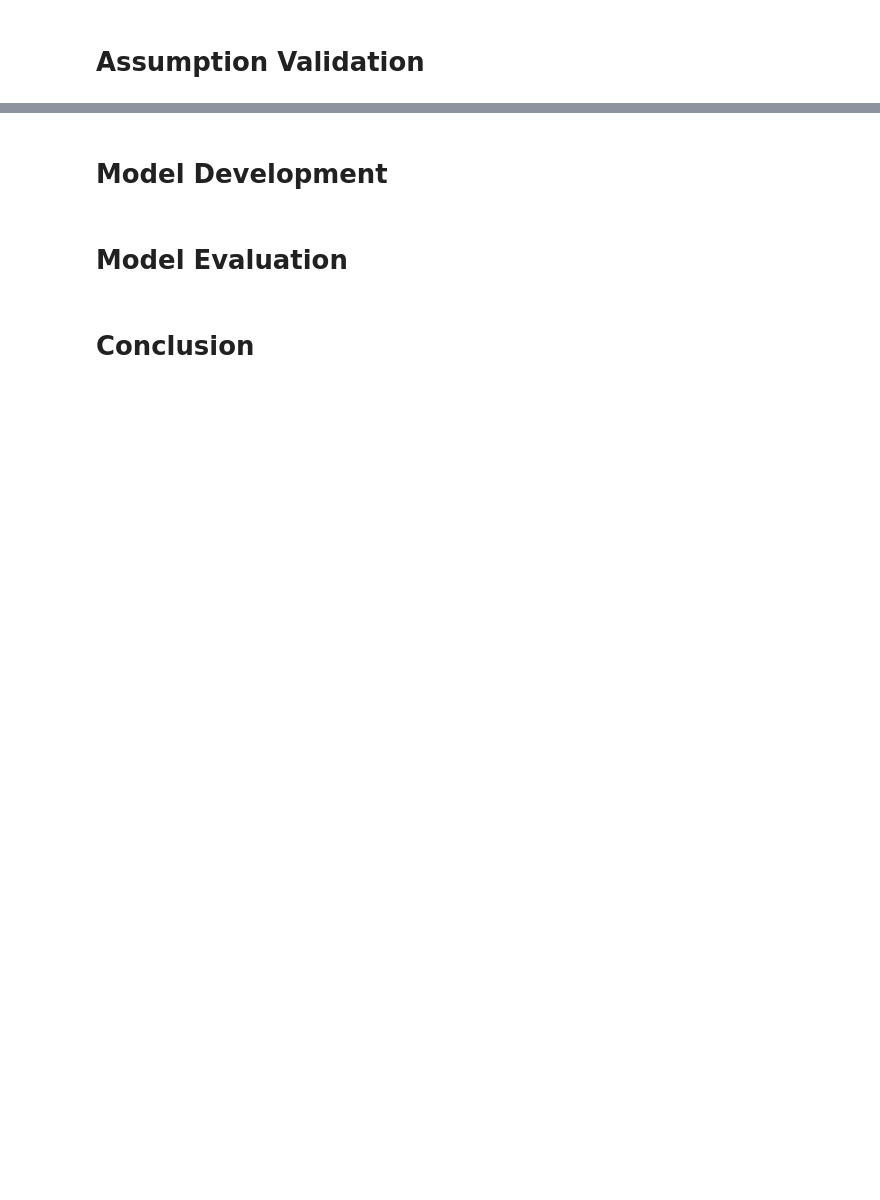
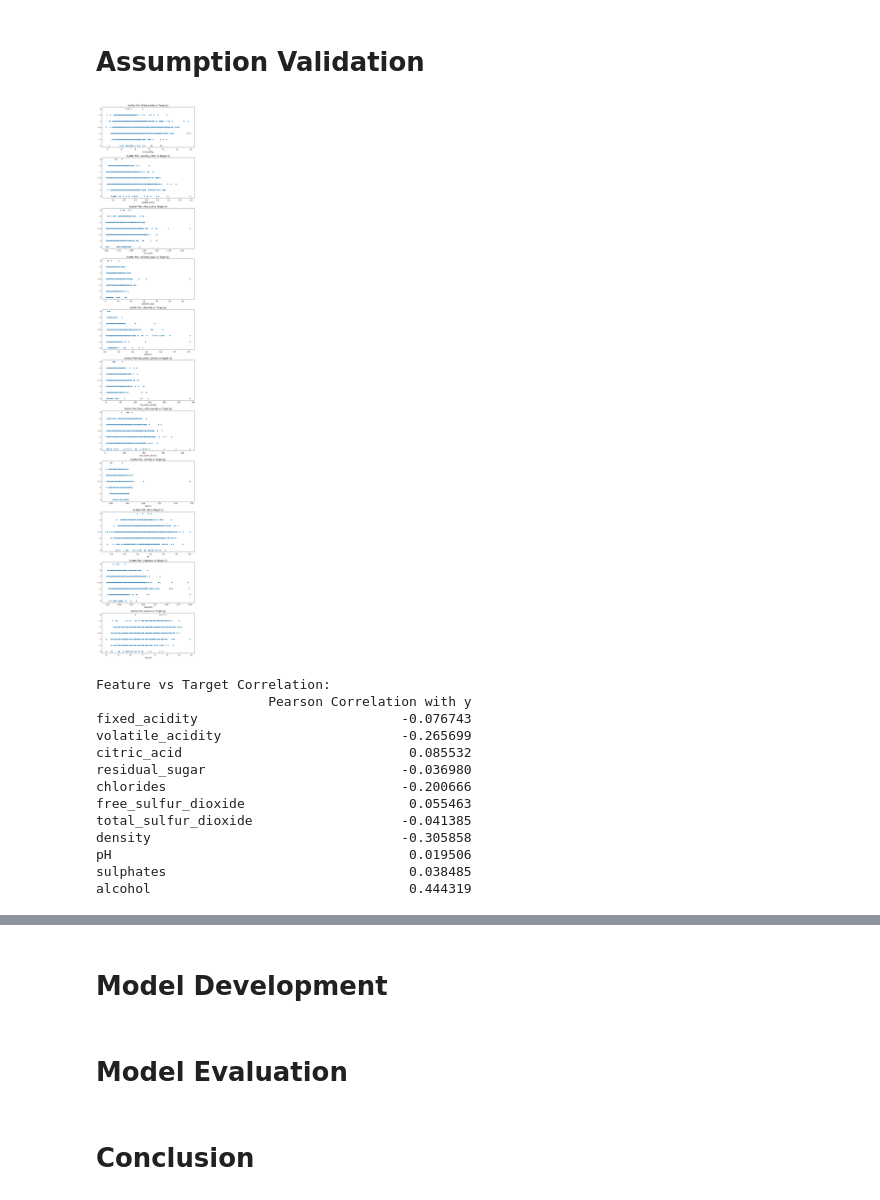
Before and after one commit to JebinAbraham/Linear-Regression-WineQuality-Dataset, a Jupyter notebook: Linear-Regression.ipynb, the cells around one changed output, grey strips where cells are left out. Cells and saved outputs as stored; diff of their text form; code cells hidden in the pictures; blank space fills up the shorter version.

```diff
--- a/Linear-Regression.ipynb
+++ b/Linear-Regression.ipynb
@@ -59,2 +94,41 @@ print(wine_quality.variables)
 # %% [markdown]
 # Assumption Validation
+# %%
+import numpy as np
+import pandas as pd
+import matplotlib.pyplot as plt
+import seaborn as sns
+# Scatter plots of each feature against the target variable y
+num_features = X.shape[1]
+fig, axes = plt.subplots(nrows=num_features, ncols=1, figsize=(8, 4 * num_features))
+
+for i, col in enumerate(X.columns):
+    sns.scatterplot(x=X[col], y=y.iloc[:, 0], ax=axes[i])  # Assuming y has one column
+    axes[i].set_title(f"Scatter Plot: {col} vs Target (y)")
+    axes[i].set_xlabel(col)
+    axes[i].set_ylabel("y")
+
+plt.tight_layout()
+plt.show()
+
+# Compute Pearson correlation coefficients
+correlation_matrix = X.corrwith(y.iloc[:, 0]).to_frame(name="Pearson Correlation with y")
+
+# Display correlation values
+print("\nFeature vs Target Correlation:")
+print(correlation_matrix)
+# %% [output]
+[figure, added]
+Feature vs Target Correlation:
+                      Pearson Correlation with y
+fixed_acidity                          -0.076743
+volatile_acidity                       -0.265699
+citric_acid                             0.085532
+residual_sugar                         -0.036980
+chlorides                              -0.200666
+free_sulfur_dioxide                     0.055463
+total_sulfur_dioxide                   -0.041385
+density                                -0.305858
+pH                                      0.019506
+sulphates                               0.038485
+alcohol                                 0.444319
```
Also changed, not shown: parts of 3 cells of this notebook.
